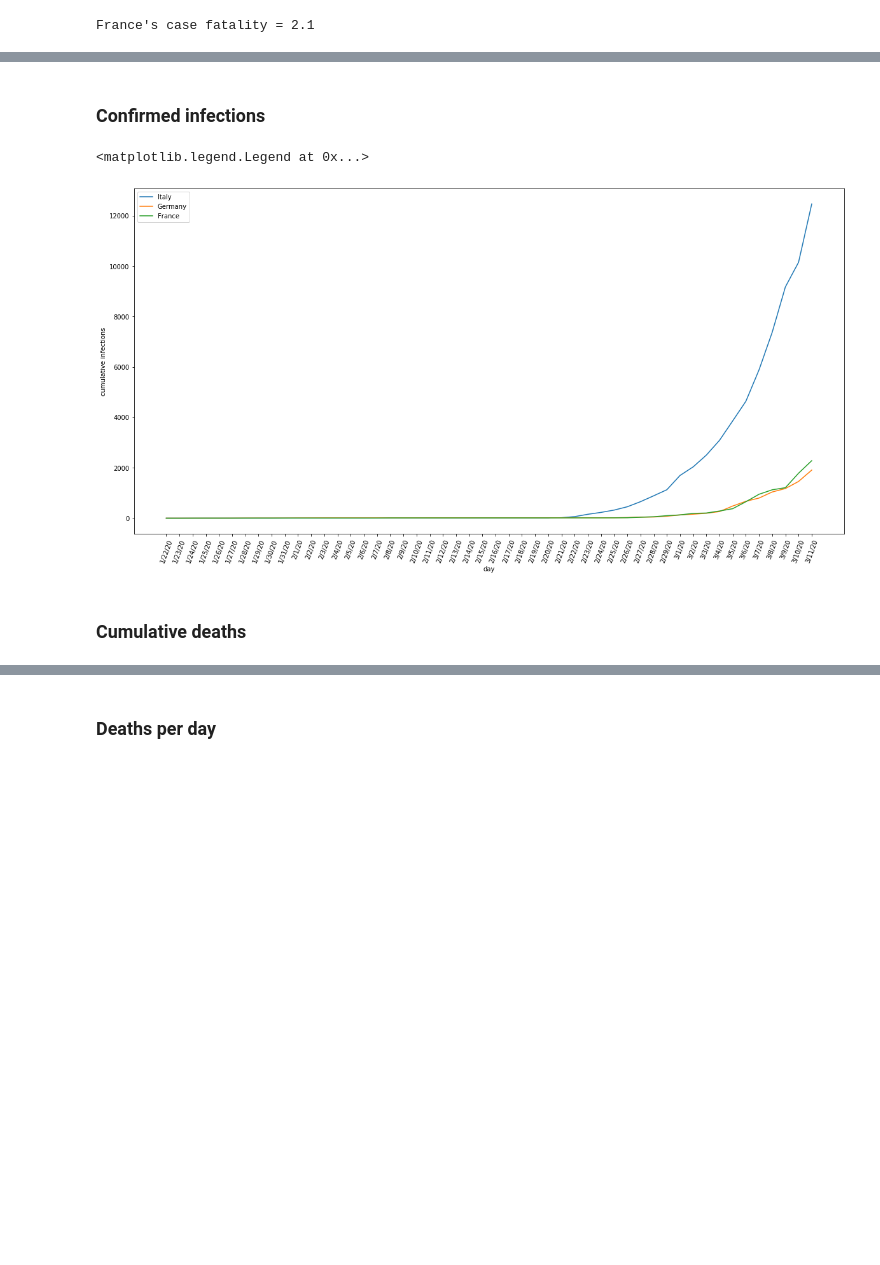
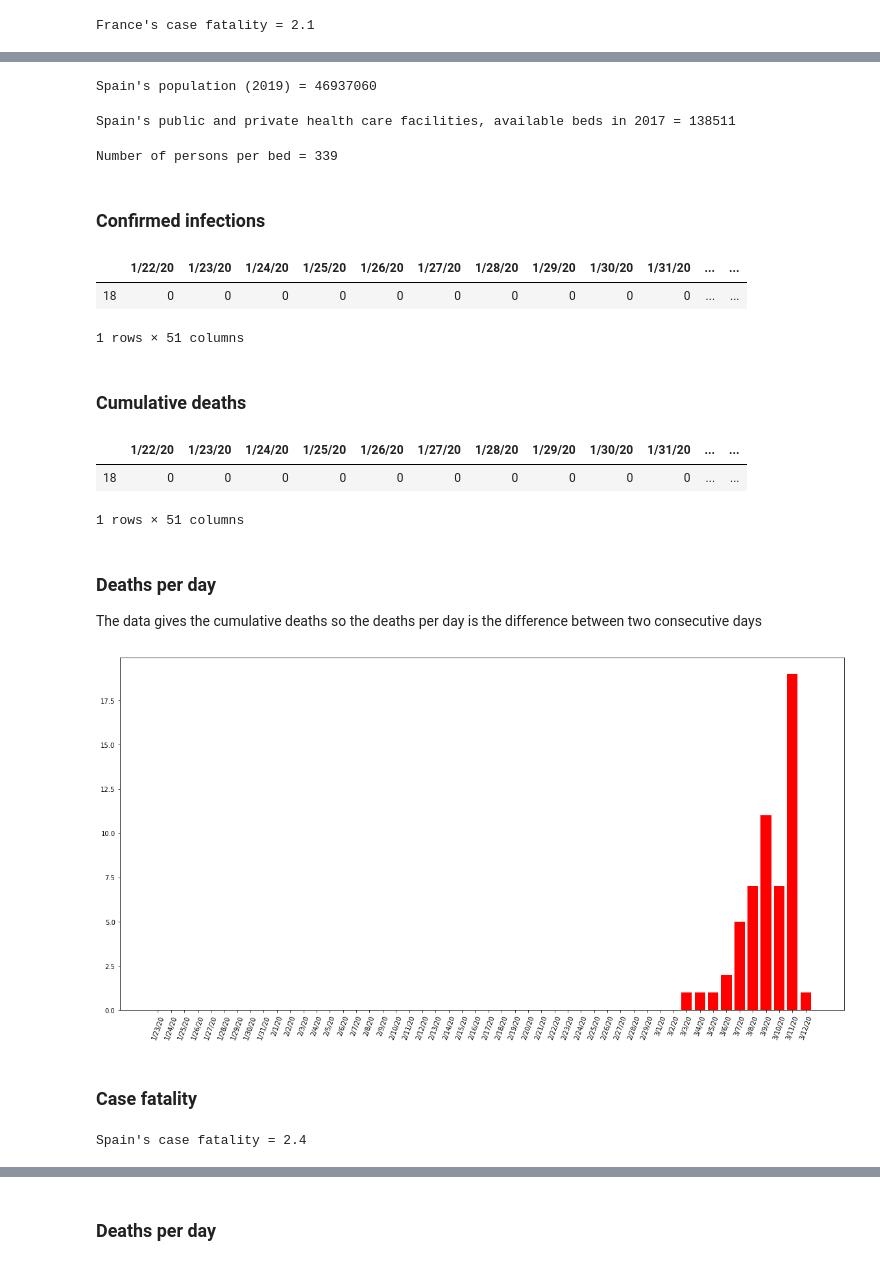
Before and after one commit to luigiselmi/datascience, a Jupyter notebook: python/covid19-monitoring-notebook.ipynb, the cells around one changed output, grey strips where cells are left out. Saved outputs shown, nothing was run; the diff lists cells and outputs as text; code cells hidden in the pictures; blank space fills up the shorter version.

```diff
--- a/python/covid19-monitoring-notebook.ipynb
+++ b/python/covid19-monitoring-notebook.ipynb
@@ -157,18 +226,36 @@ France's case fatality = 2.1
+# %%
+population_es = population[population['country_code'] == 'ES']['total']
+print("Spain's population (2019) = %d"%population_es)
+# %% [output]
+Spain's population (2019) = 46937060
+# %%
+beds_es = beds[beds['country_code'] == 'ES']['2017'].values
+print("Spain's public and private health care facilities, available beds in 2017 = %d"%beds_es)
+# %% [output]
+Spain's public and private health care facilities, available beds in 2017 = 138511
+# %%
+people_per_bed_es =  population_es / beds_es
+print("Number of persons per bed = %.0f"%people_per_bed_es)
+# %% [output]
+Number of persons per bed = 339
 # %% [markdown]
 ### Confirmed infections
-# %%
-# add labels
-plt.xlabel("day")
-plt.ylabel("cumulative infections");
-plt.xticks(rotation=70)
-# plot the data
-pi_italy = plt.plot(confirmed_infections_italy, label='Italy')
-pi_germany = plt.plot(confirmed_infections_germany, label='Germany')
-pi_france = plt.plot(confirmed_infections_france, label='France')
-# add legend
-plt.legend((pi_italy[0], pi_germany[0], pi_france[0]),['Italy','Germany', 'France'])
-# %% [output]
-<matplotlib.legend.Legend at 0x...>
-[figure, removed]
+# %%
+confirmed_infections_spain = confirmed[confirmed['Country/Region'] == 'Spain'].T[4:]
+confirmed_infections_spain.T # show the data in a row
+# %% [output]
+|  | 1/22/20 | 1/23/20 | 1/24/20 | 1/25/20 | 1/26/20 | 1/27/20 | 1/28/20 | 1/29/20 | 1/30/20 | 1/31/20 | ... | ... |
+| 18 | 0 | 0 | 0 | 0 | 0 | 0 | 0 | 0 | 0 | 0 | ... | ... |
+1 rows × 51 columns
 # %% [markdown]
 ### Cumulative deaths
+# %%
+cumulative_deaths_spain = deaths[deaths['Country/Region'] == 'Spain'].T[4:]
+cumulative_deaths_spain.T # show the data in a row
+# %% [output]
+|  | 1/22/20 | 1/23/20 | 1/24/20 | 1/25/20 | 1/26/20 | 1/27/20 | 1/28/20 | 1/29/20 | 1/30/20 | 1/31/20 | ... | ... |
+| 18 | 0 | 0 | 0 | 0 | 0 | 0 | 0 | 0 | 0 | 0 | ... | ... |
+1 rows × 51 columns
+# %% [markdown]
+### Deaths per day
+The data gives the cumulative deaths so the deaths per day is the difference between two consecutive days
@@ -174,0 +264,15 @@ plt.legend((pi_italy[0], pi_germany[0], pi_france[0]),['Italy','Germany', 'Franc
+# %%
+plot_deaths_per_day_spain = plt.bar(days[1:days.size], deaths_per_day_spain[:days.size - 1], color='red')
+plt.xticks(rotation=70)
+plt.show(plot_deaths_per_day_spain)
+# %% [output]
+[figure, added]
+# %% [markdown]
+### Case fatality
+# %%
+infections_spain = confirmed_infections_spain.values[days.size - 1]
+deaths_spain = cumulative_deaths_spain.values[days.size - 1];
+case_fatality_spain = (deaths_spain / infections_spain) * 100
+print("Spain's case fatality = %.1f"%case_fatality_spain)
+# %% [output]
+Spain's case fatality = 2.4
```
Also changed, not shown: parts of 43 cells of this notebook.
